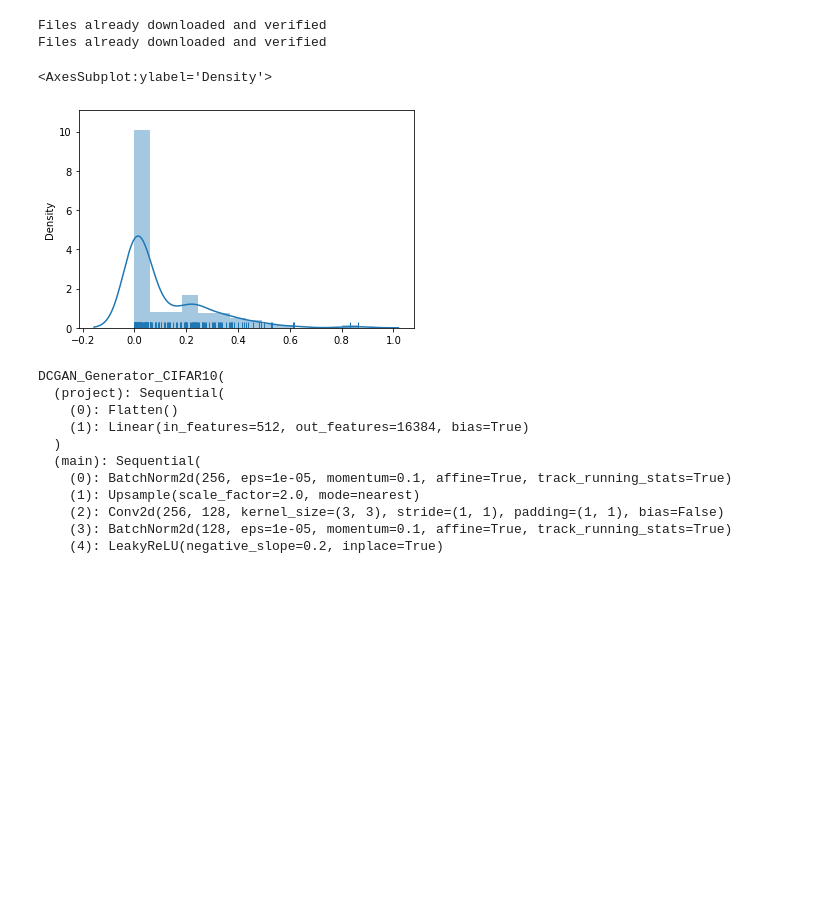
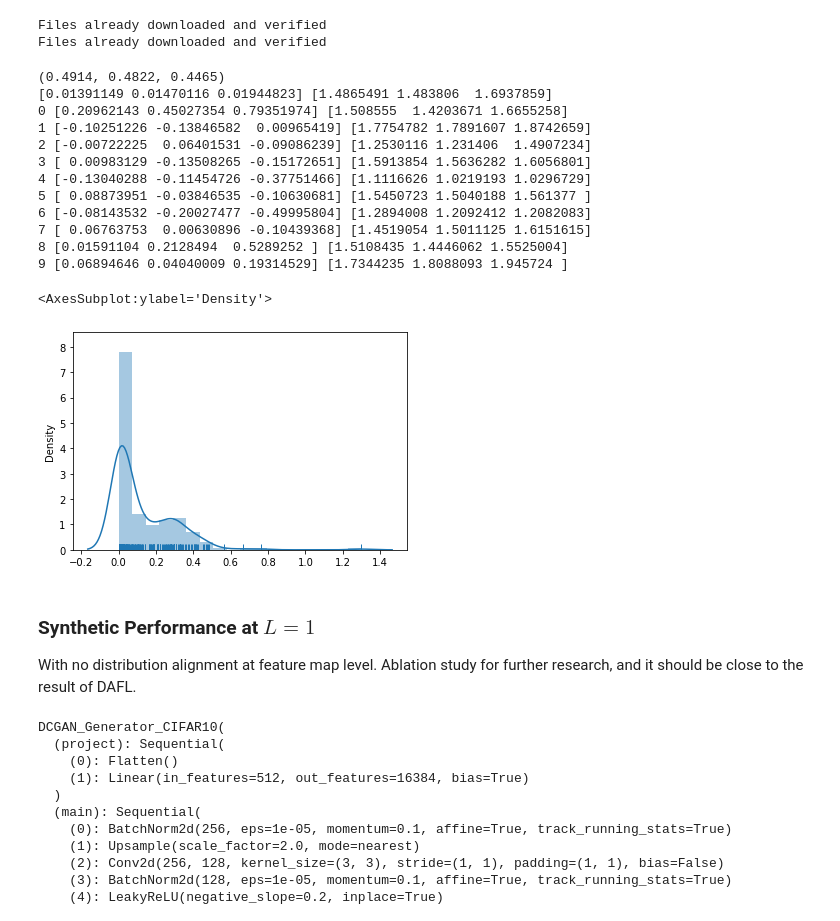
Before and after one commit to ljrprocc/DataFree, a Jupyter notebook: notebooks/Distribution_analysis.ipynb, the cells around one changed output. Saved outputs shown, nothing was run; the diff lists cells and outputs as text; code cells hidden in the pictures; blank space fills up the shorter version.

```diff
--- a/notebooks/Distribution_analysis.ipynb
+++ b/notebooks/Distribution_analysis.ipynb
@@ -28,7 +28,7 @@ Thu Mar 10 13:17:57 2022
 +-----------------------------------------------------------------------------+
 # %%
 distributed = False
-gpu = 2
+gpu = 4
 batch_size = 256
 workers = 8
 num_classes = 10
@@ -100,31 +100,57 @@ def get_losses(t_out, t_feat):
 # %%
 import numpy as np
 num_classes, ori_dataset, val_dataset = registry.get_dataset(name='cifar10', data_root='/data/lijingru/cifar10/')
-random_idx = np.random.randint(0, len(ori_dataset), (256,))
+random_idx = np.random.randint(0, len(val_dataset), (256,))
 # %% [output]
 Files already downloaded and verified
 Files already downloaded and verified
 # %%
 x_feats = []
 outputs = []
-real_loader = torch.utils.data.DataLoader(ori_dataset, batch_size=256, shuffle=False, num_workers=workers, pin_memory=True)
+labels = []
+xs = []
+real_loader = torch.utils.data.DataLoader(val_dataset, batch_size=256, shuffle=False, num_workers=workers, pin_memory=True)
 for data in real_loader:
     x, y = data
+    xs.append(x.cpu().numpy())
     x = x.to(gpu)
     output, x_feat = teacher(x, return_features=True)
     x_feats.append(x_feat.detach().cpu().numpy())
     outputs.append(output.detach().cpu().numpy())
+    labels.append(y.detach().cpu().numpy())
 # %%
 x_feats_all = np.vstack(x_feats)
 outputs_all = np.vstack(outputs)
+y_all = np.hstack(labels)
+xs_all = np.concatenate(xs)
+print(registry.NORMALIZE_DICT['cifar10']['mean'])
+print(np.mean(xs_all, (0,2,3)), np.var(np.transpose(xs_all, (1,0,2,3)).reshape(xs_all.shape[1], -1), 1))
+for i in range(num_classes):
+    this_xs = xs_all[y_all == i]
+    print(i, np.mean(this_xs, (0,2,3)), np.var(np.transpose(this_xs, (1,0,2,3)).reshape(this_xs.shape[1], -1), 1))
 
 x_feats = x_feats_all[random_idx]
 outputs = outputs_all[random_idx]
 c_feat = x_feats[:, 15]
 sns.distplot(c_feat, rug=True)
 # %% [output]
-<AxesSubplot:ylabel='Density'>
+(0.4914, 0.4822, 0.4465)
+[0.01391149 0.01470116 0.01944823] [1.4865491 1.483806  1.6937859]
+0 [0.20962143 0.45027354 0.79351974] [1.508555  1.4203671 1.6655258]
+1 [-0.10251226 -0.13846582  0.00965419] [1.7754782 1.7891607 1.8742659]
+2 [-0.00722225  0.06401531 -0.09086239] [1.2530116 1.231406  1.4907234]
+3 [ 0.00983129 -0.13508265 -0.15172651] [1.5913854 1.5636282 1.6056801]
+4 [-0.13040288 -0.11454726 -0.37751466] [1.1116626 1.0219193 1.0296729]
+5 [ 0.08873951 -0.03846535 -0.10630681] [1.5450723 1.5040188 1.561377 ]
+6 [-0.08143532 -0.20027477 -0.49995804] [1.2894008 1.2092412 1.2082083]
+7 [ 0.06763753  0.00630896 -0.10439368] [1.4519054 1.5011125 1.6151615]
+8 [0.01591104 0.2128494  0.5289252 ] [1.5108435 1.4446062 1.5525004]
+9 [0.06894646 0.04040009 0.19314529] [1.7344235 1.8088093 1.945724 ]
+<AxesSubplot:ylabel='Density'>
-[figure, old version]
+[figure, new version]
+# %% [markdown]
+### Synthetic Performance at $L = 1$
+With no distribution alignment at feature map level. Ablation study for further research, and it should be close to the result of DAFL.
 # %%
 G = datafree.models.generator.DCGAN_Generator_CIFAR10(nz=512, ngf=64, img_size=32, d=2, nc=3)
 G = prepare_model(G)
```
Also changed, not shown: parts of 24 cells of this notebook, 7 other files.
